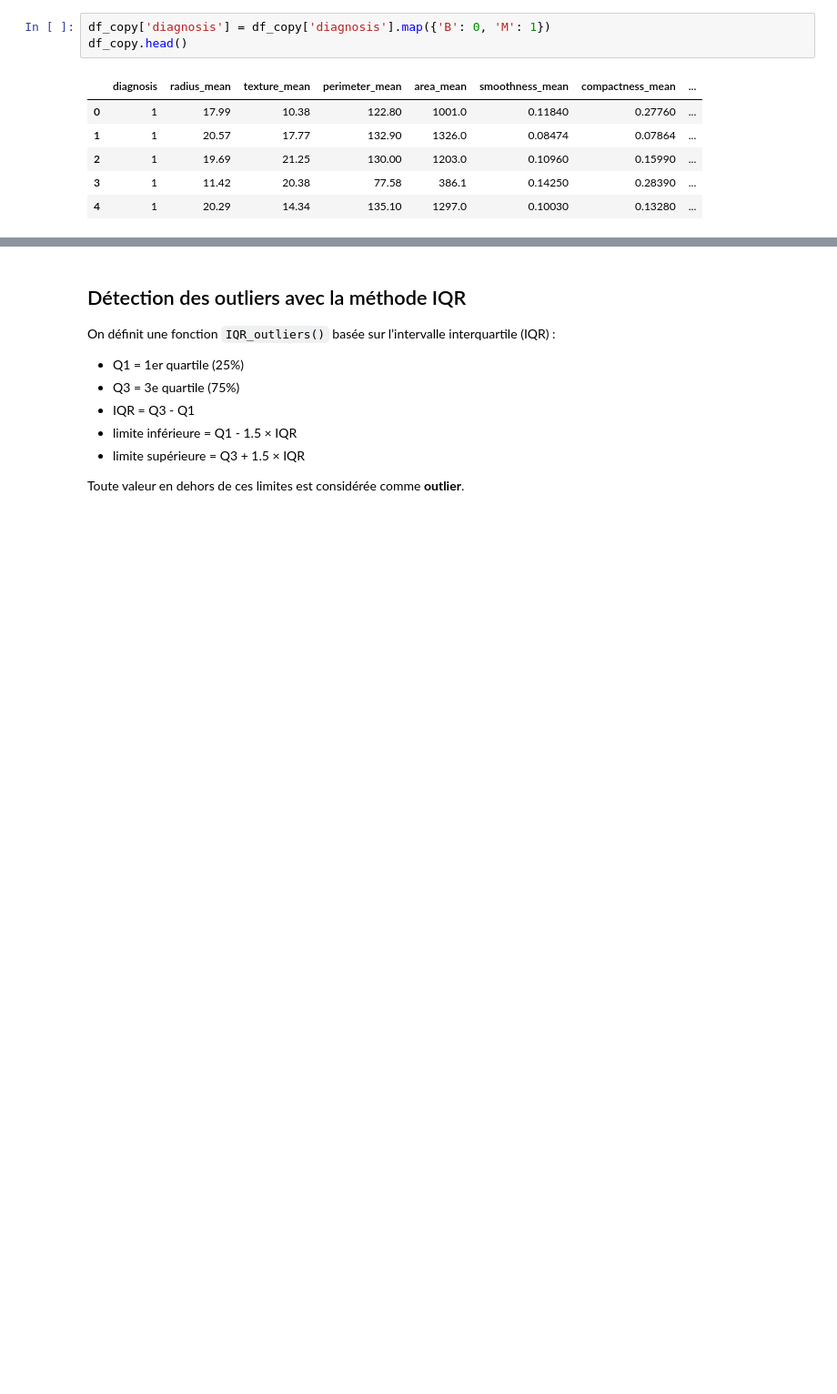
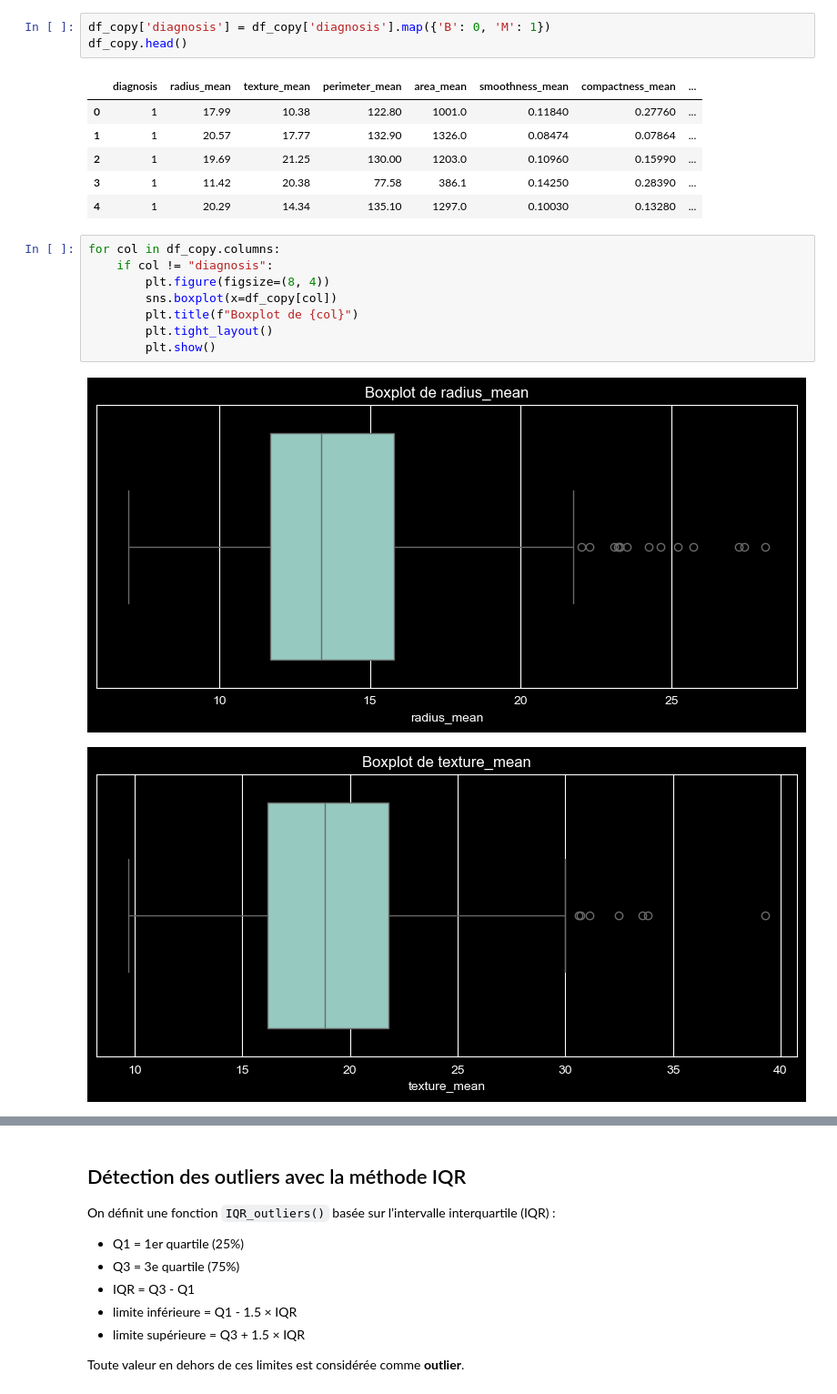
Before and after one commit to KANTIN-FAGN/BreastCancer_Analysis, a Jupyter notebook: breastcancer_analysis/notebooks/02_data_cleaning.ipynb, the cells around one changed output, grey strips where cells are left out. Shown at 91% size. Drawn from its saved outputs; the diff is of its cells as text; blank space fills up the shorter version.

Commit message:
Add boxplots to data_cleaning; update notebooks

```diff
--- a/breastcancer_analysis/notebooks/02_data_cleaning.ipynb
+++ b/breastcancer_analysis/notebooks/02_data_cleaning.ipynb
@@ -88,3 +89,14 @@ df_copy.head()
 | 2 | 1 | 19.69 | 21.25 | 130.00 | 1203.0 | 0.10960 | 0.15990 | ... |
 | 3 | 1 | 11.42 | 20.38 | 77.58 | 386.1 | 0.14250 | 0.28390 | ... |
 | 4 | 1 | 20.29 | 14.34 | 135.10 | 1297.0 | 0.10030 | 0.13280 | ... |
+# %%
+for col in df_copy.columns:
+    if col != "diagnosis":
+        plt.figure(figsize=(8, 4))
+        sns.boxplot(x=df_copy[col])
+        plt.title(f"Boxplot de {col}")
+        plt.tight_layout()
+        plt.show()
+# %% [output]
+[figure, added]
+[figure, added]
```
Also changed, not shown: parts of 2 cells of this notebook, 2 other files.
